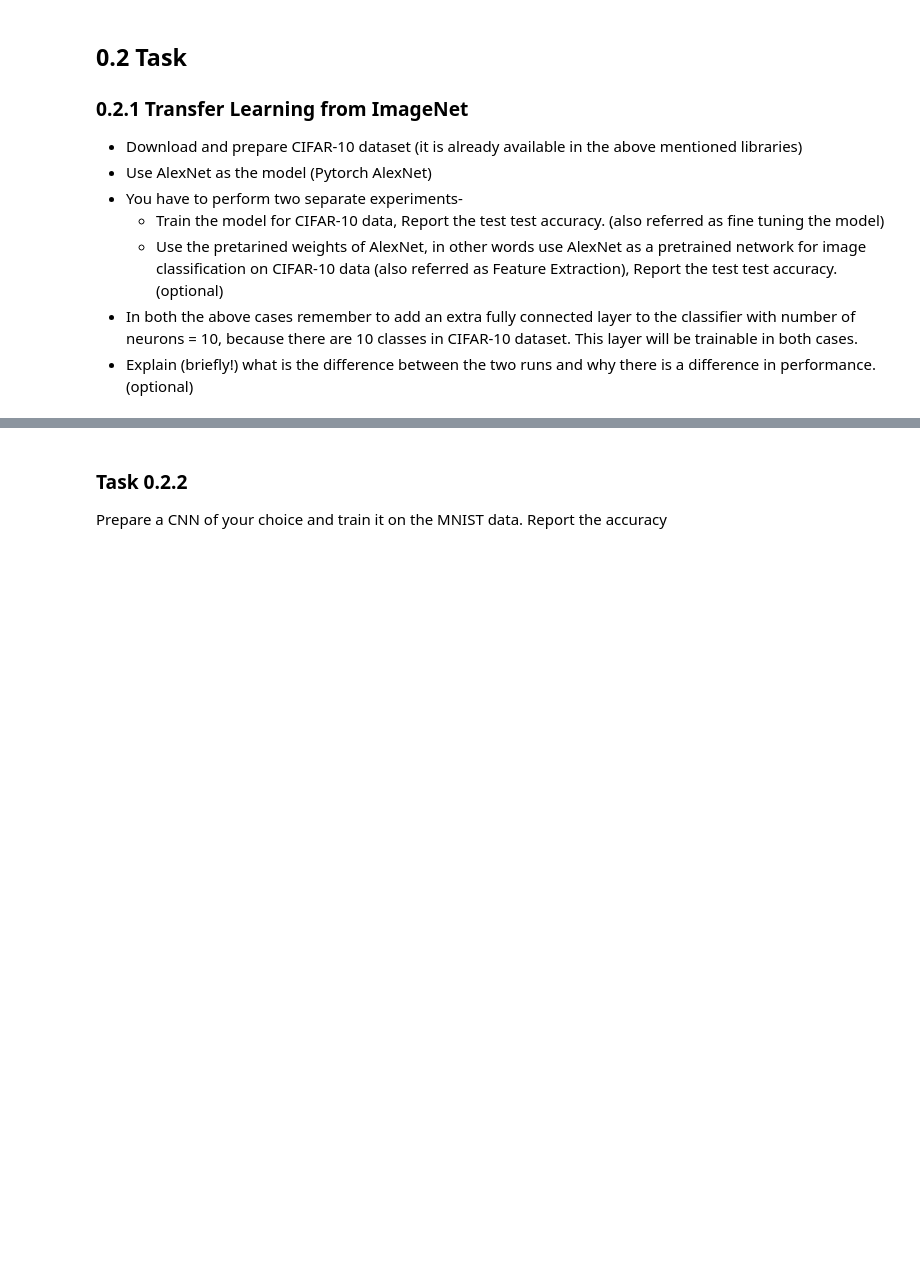
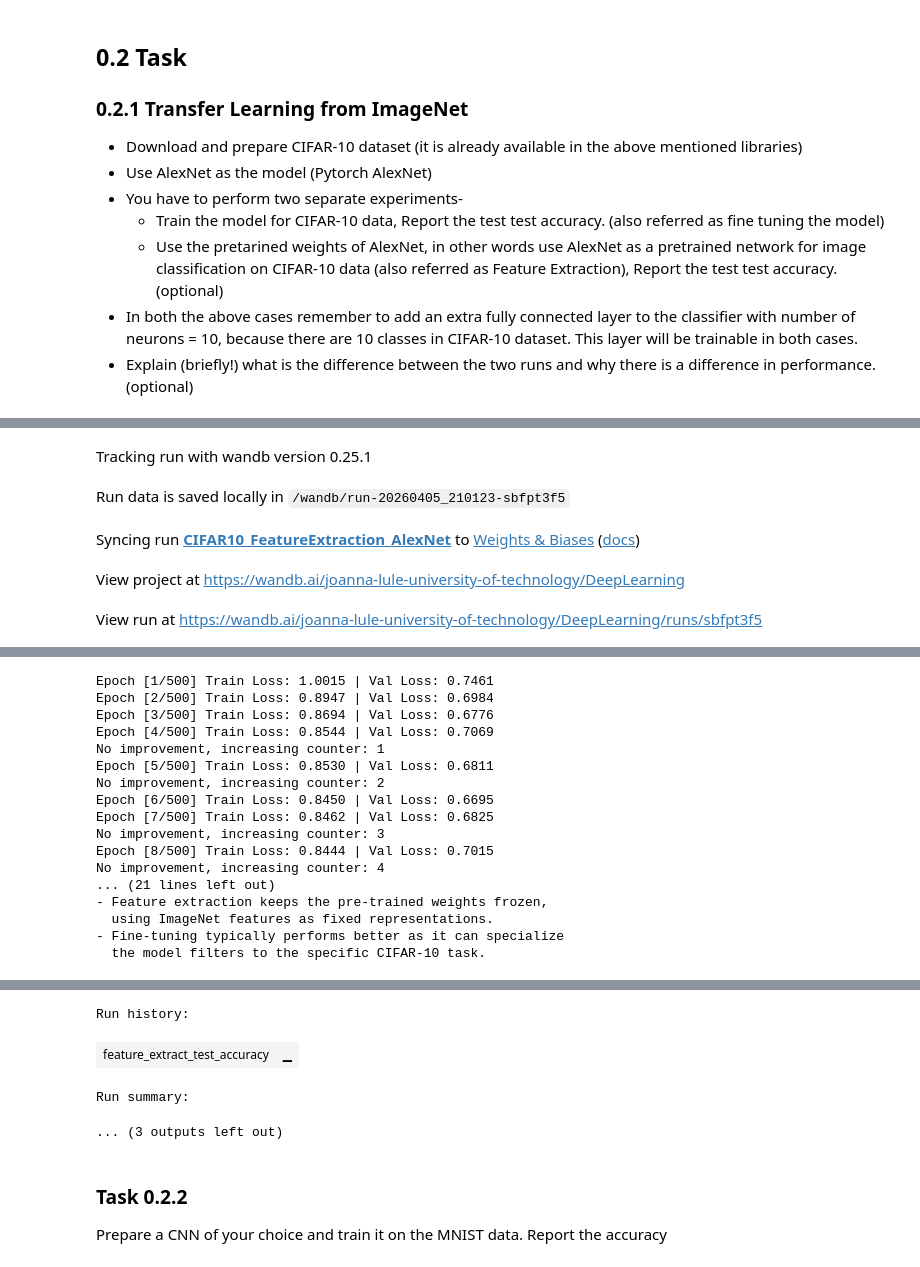
Before and after one commit to Davalav/DeepLearning_Lab0, a Jupyter notebook: lab0.ipynb, the cells around one changed output, grey strips where cells are left out. Saved outputs shown, nothing was run; the diff lists cells and outputs as text; code cells hidden in the pictures; blank space fills up the shorter version.

Commit message:
Early Stop 4 all models

```diff
--- a/lab0.ipynb
+++ b/lab0.ipynb
@@ -522,11 +544,14 @@ for epoch in range(num_epochs):
 
     scheduler.step(average_loss)
 
-    # ------------------------- Saving Best Model -------------------------
+    # ------------------------- Saving Best Model and EarlyStopping-------------------------
     if average_val_loss < best_val_loss:
         best_val_loss = average_val_loss
         torch.save(model.state_dict(), "BestModel_Task_AdamTanh.pth")
         print("Saved The Best Performing Model")
+    else:
+        early_stopping_counter += 1
+        print(f"No improvement, increasing counter:{early_stopping_counter}")
 
     # ------------------------- Visualization -------------------------
     print(
@@ -535,6 +560,11 @@ for epoch in range(num_epochs):
         f"val loss: {average_val_loss:.3f}, "
         f"lr: {optimizer.param_groups[0]['lr']:.6f}"
     )
+
+    # Early Stopping
+    if early_stopping_counter > early_stop_patience:
+        print("Early stop initiated")
+        break
 
 # Log combined plot at end of training
 wandb.log({
@@ -606,11 +649,13 @@ Test accuracy: 69.14%
     - Use the pretarined weights of AlexNet, in other words use AlexNet as a pretrained network for image classification on CIFAR-10 data (also referred as Feature Extraction), Report the test test accuracy. (optional)
 - In both the above cases remember to add an extra fully connected layer to the classifier with number of neurons = 10, because there are 10 classes in CIFAR-10 dataset. This layer will be trainable in both cases.
 - Explain (briefly!) what is the difference between the two runs and why there is a difference in performance. (optional)
+# %%
+early_stop_patience = 6
+early_stopping_counter = 0
+epochs = 500
+learning_rate = 0.001
 # %%
 wandb.init(project="DeepLearning", name="CIFAR10_FineTuning_AlexNet")
-
-epochs = 50
-learning_rate = 0.001
 
 # Initialize loss tracking lists
 ys_train = []
@@ -708,7 +753,13 @@ for epoch in range(epochs):
     if avg_val_loss < best_val_loss:
         best_val_loss = avg_val_loss
         torch.save(model_finetune.state_dict(), "BestModel_Finetune.pth")
+    else:
+        early_stopping_counter += 1
+        print(f"No improvement, increasing counter: {early_stopping_counter}")
 
+    if early_stopping_counter > early_stop_patience:
+        print("Early stop initiated")
+        break
 # Test the fine-tuned model
 model_finetune.load_state_dict(torch.load("BestModel_Finetune.pth"))
 model_finetune.eval()
@@ -819,6 +896,13 @@ for epoch in range(epochs):
     if avg_val_loss < best_val_loss_fe:
         best_val_loss_fe = avg_val_loss
         torch.save(model_feature_extract.state_dict(), "BestModel_FeatureExtract.pth")
+    else:
+        early_stopping_counter += 1
+        print(f"No improvement, increasing counter: {early_stopping_counter}")
+
+    if early_stopping_counter > early_stop_patience:
+        print("Early stop initiated")
+        break
 
 # Test the feature extraction model
 model_feature_extract.load_state_dict(torch.load("BestModel_FeatureExtract.pth"))
@@ -871,3 +956,8 @@ ys_valid = []
+Tracking run with wandb version 0.25.1
+Run data is saved locally in /wandb/run-20260405_210123-sbfpt3f5
+Syncing run CIFAR10_FeatureExtraction_AlexNet to Weights & Biases (docs)
+View project at https://wandb.ai/joanna-lule-university-of-technology/DeepLearning
+View run at https://wandb.ai/joanna-lule-university-of-technology/DeepLearning/runs/sbfpt3f5
 ==================================================
 EXPERIMENT 2: Feature Extraction (Frozen AlexNet)
 ==================================================
@@ -887,0 +964,17 @@ Epoch [9/10] Train Loss: 0.7172 | Val Loss: 0.6323
+Epoch [1/500] Train Loss: 1.0015 | Val Loss: 0.7461
+Epoch [2/500] Train Loss: 0.8947 | Val Loss: 0.6984
+Epoch [3/500] Train Loss: 0.8694 | Val Loss: 0.6776
+Epoch [4/500] Train Loss: 0.8544 | Val Loss: 0.7069
+No improvement, increasing counter: 1
+Epoch [5/500] Train Loss: 0.8530 | Val Loss: 0.6811
+No improvement, increasing counter: 2
+Epoch [6/500] Train Loss: 0.8450 | Val Loss: 0.6695
+Epoch [7/500] Train Loss: 0.8462 | Val Loss: 0.6825
+No improvement, increasing counter: 3
+Epoch [8/500] Train Loss: 0.8444 | Val Loss: 0.7015
+No improvement, increasing counter: 4
+... (21 lines left out)
+- Feature extraction keeps the pre-trained weights frozen,
+  using ImageNet features as fixed representations.
+- Fine-tuning typically performs better as it can specialize
+  the model filters to the specific CIFAR-10 task.
@@ -888,3 +982,7 @@ Epoch [9/10] Train Loss: 0.7172 | Val Loss: 0.6323
+Run history:
+| feature_extract_test_accuracy | ▁ |
+Run summary:
+... (3 outputs left out)
 # %% [markdown]
 ### Task 0.2.2
 
```
Also changed, not shown: parts of 16 cells of this notebook.
